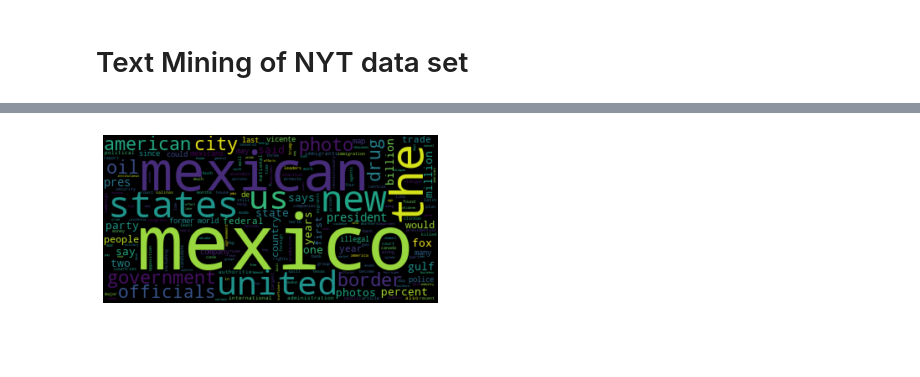
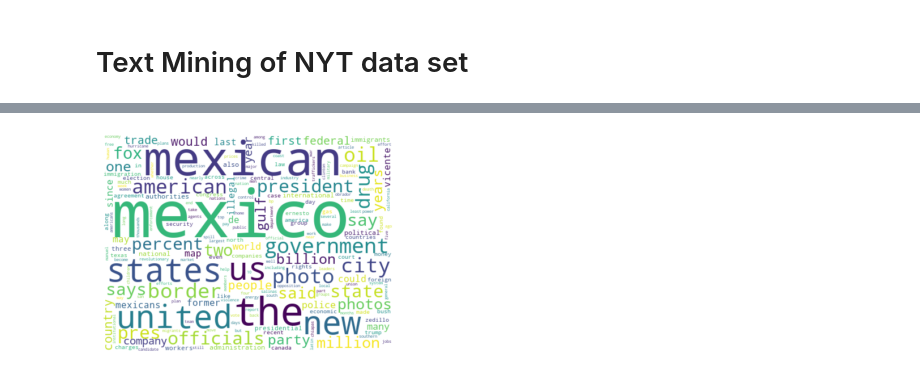
Before and after one commit to fabianm92/news-exchange-rate, a Jupyter notebook: exploratory_analysis.ipynb, the cells around one changed output, grey strips where cells are left out. Drawn from its saved outputs; the diff is of its cells as text; code cells hidden in the pictures; blank space fills up the shorter version.

Commit message:
yearly plot for dict-approach

```diff
--- a/exploratory_analysis.ipynb
+++ b/exploratory_analysis.ipynb
@@ -43,12 +43,14 @@ tkn_nyt = pd.concat({i:freq_dic_row(row) for i,row in nyt.iterrows()}).reset_ind
 # %%
 d = tkn_nyt.groupby('word')['freq'].sum().to_dict()
 
 
-wordcloud = WordCloud()
+wordcloud = WordCloud(background_color = 'white',
+                    width = 512,
+                    height = 384)
 wordcloud.generate_from_frequencies(frequencies=d)
 plt.figure()
 plt.imshow(wordcloud, interpolation="bilinear")
 plt.axis("off")
 plt.show()
 # %% [output]
-[figure, old version]
+[figure, new version]
```
Also changed, not shown: 1 other file.
